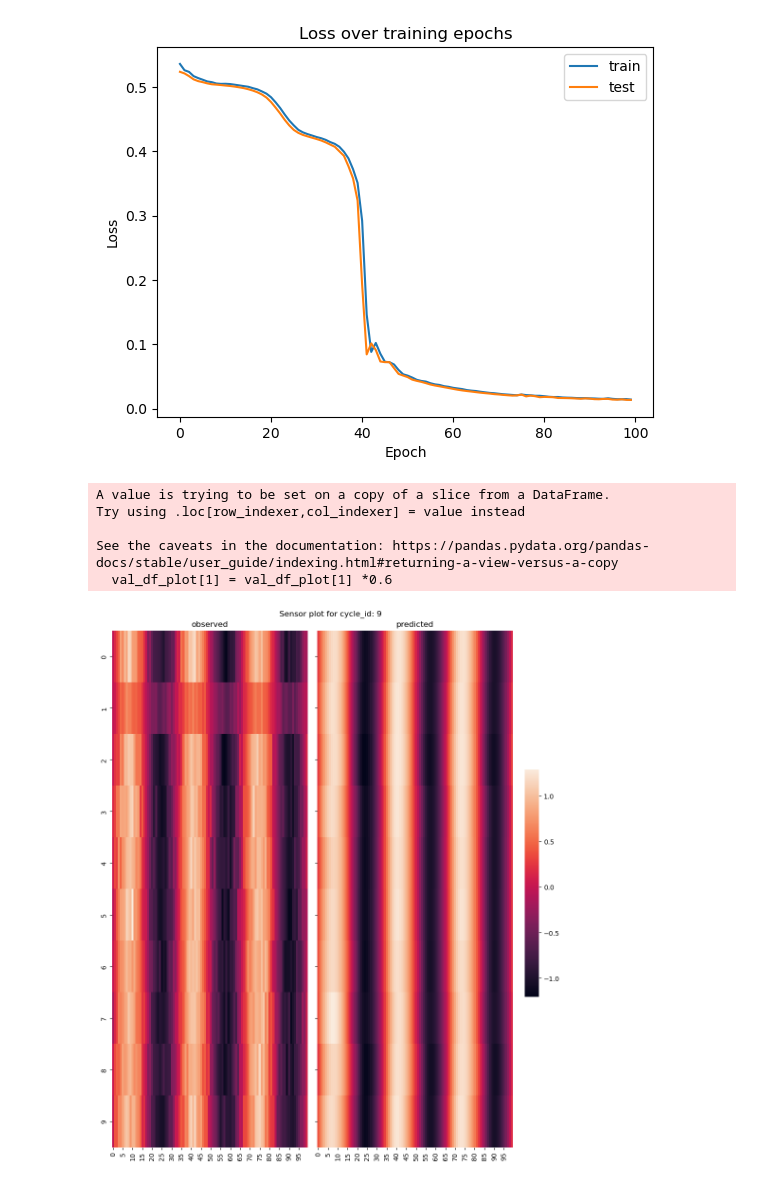
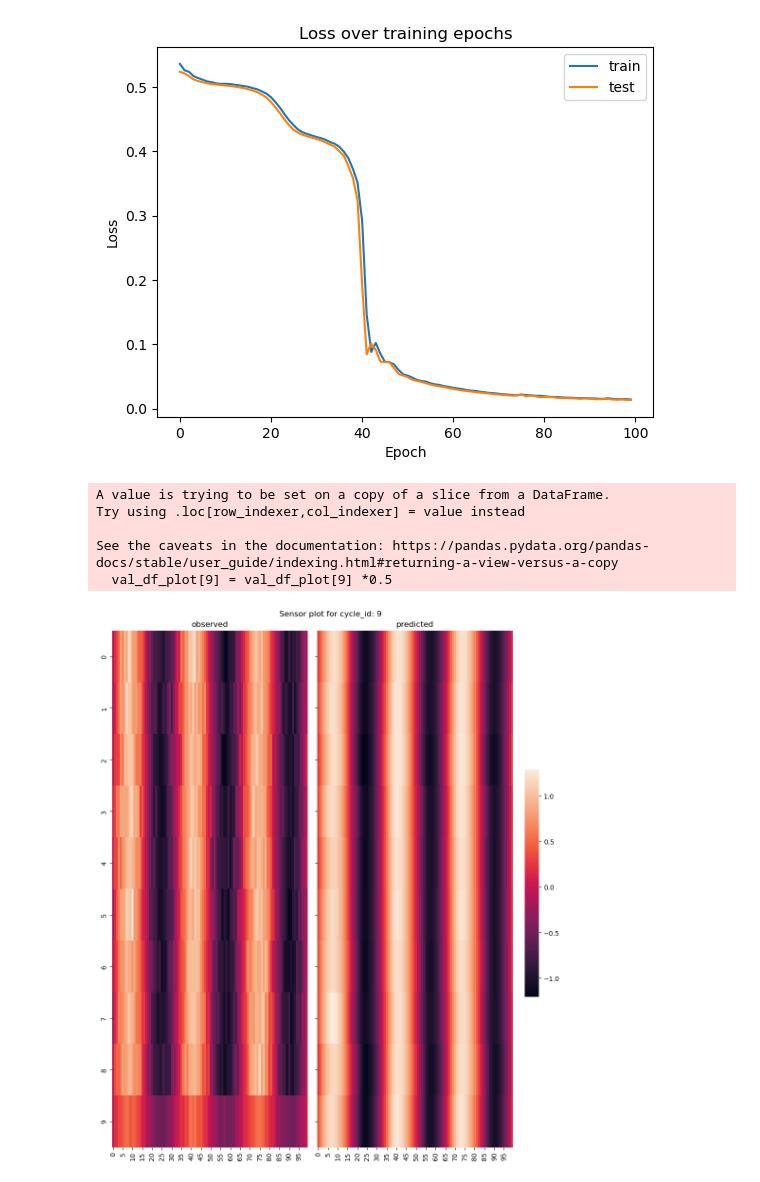
Before and after one commit to oliverangelil/ipynb, a Jupyter notebook: deep-learning/EncDec-AD.ipynb, the cells around one changed output. Drawn from its saved outputs; the diff is of its cells as text; code cells hidden in the pictures.

```diff
--- a/deep-learning/EncDec-AD.ipynb
+++ b/deep-learning/EncDec-AD.ipynb
@@ -369,34 +369,34 @@ plt.show();
 # %%
 import seaborn as sns
 
 test_cycle_id = '9'
 val_df_plot = df_val.loc[df_val.cycle_id==test_cycle_id]
-val_df_plot[1] = val_df_plot[1] *0.6
+val_df_plot[9] = val_df_plot[9] *0.5
 
 val_tensor_plot = create_dataset(val_df_plot)
 
 val_df_plot
 datasets = {
     'observed': pd.DataFrame(val_tensor_plot.detach().numpy().reshape(-1, n_features).transpose()),
     'predicted': pd.DataFrame(model(val_tensor_plot).detach().numpy().reshape(-1, n_features).transpose())
 }
 
 fig, axes = plt.subplots(figsize=(10,12), nrows=1, ncols=2, sharex=True, sharey=True)
 cbar_ax = fig.add_axes([.91, .3, .03, .4])
 
 axes = axes.flatten()
 for ax, x, title, i in zip(axes, datasets.values(), datasets.keys(), range(len(datasets))):
     ax.set_title(title)
     sns.heatmap(x, ax=ax, cbar=i==0, cbar_ax=None if i else cbar_ax)#, yticklabels=s)
 plt.suptitle(f'Sensor plot for cycle_id: {test_cycle_id}')
 fig.tight_layout(rect=[0, 0, .9, 1])
 # %% [output]
 A value is trying to be set on a copy of a slice from a DataFrame.
 Try using .loc[row_indexer,col_indexer] = value instead
 
 See the caveats in the documentation: https://pandas.pydata.org/pandas-docs/stable/user_guide/indexing.html#returning-a-view-versus-a-copy
-  val_df_plot[1] = val_df_plot[1] *0.6
+  val_df_plot[9] = val_df_plot[9] *0.5
-[figure, old version]
+[figure, new version]
 # %%
 model(val_tensor_plot)
 # %% [output]
```
